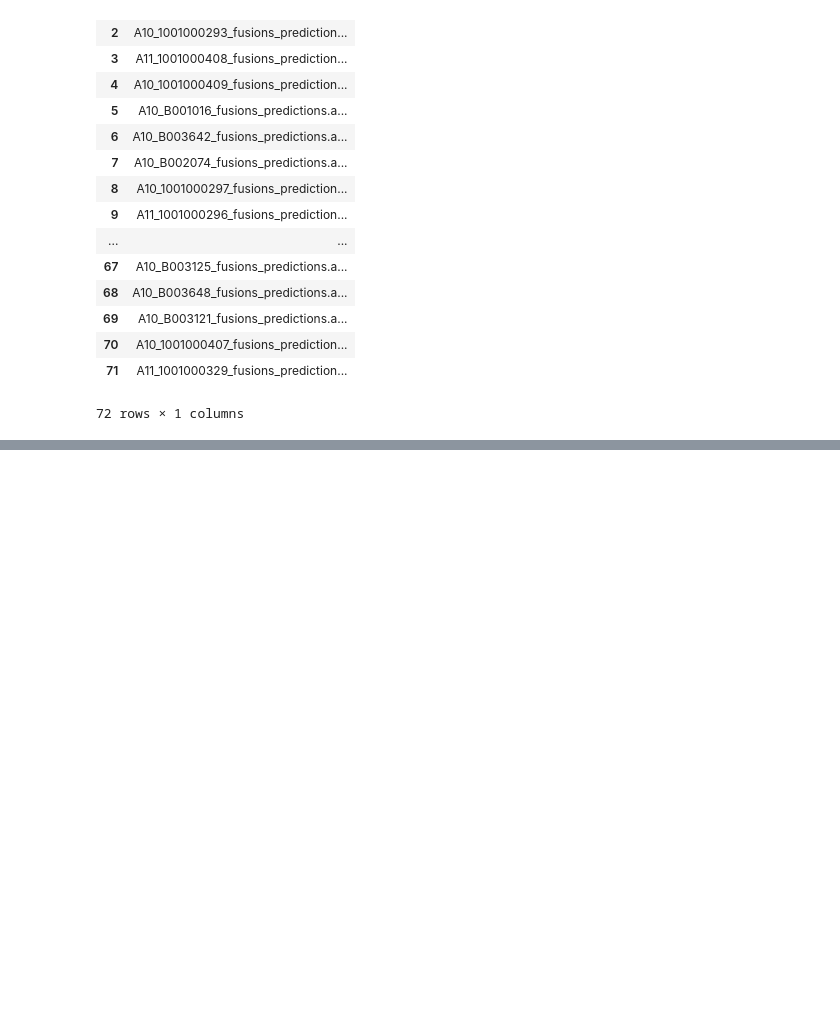
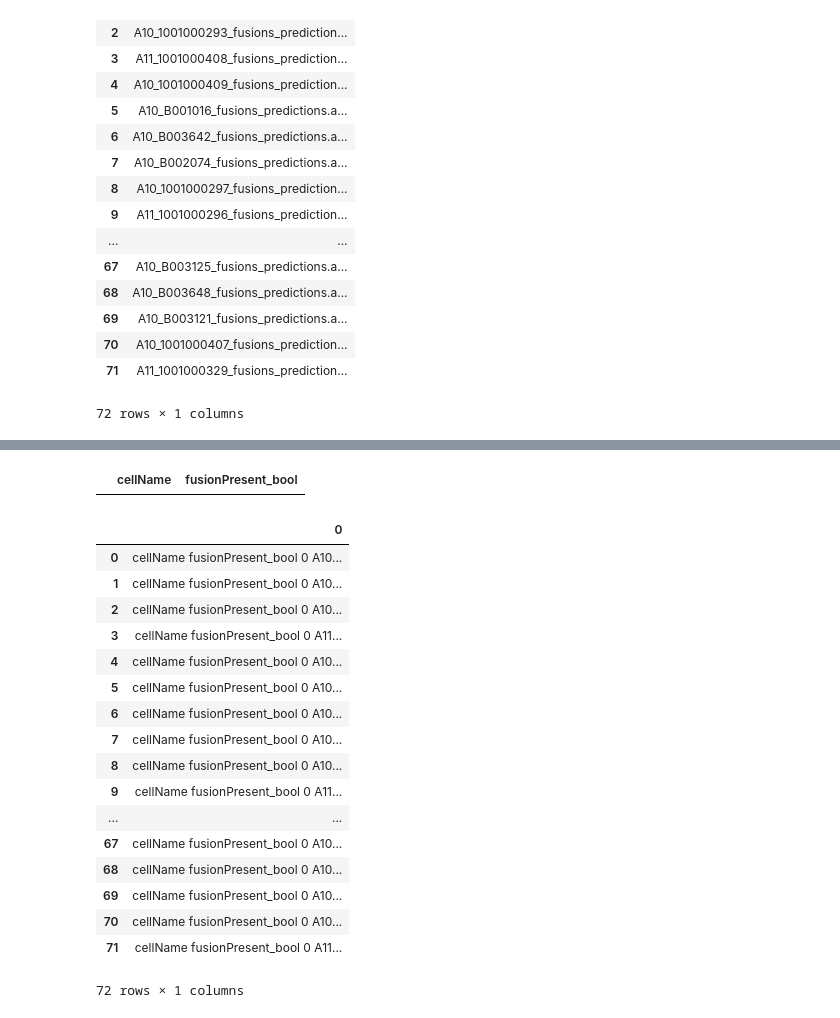
Before and after one commit to czbiohub/fusion_detection_pipeline, a Jupyter notebook: fusionSearch/searchFunc_scratch.ipynb, the cells around one changed output, grey strips where cells are left out. Saved outputs shown, nothing was run; the diff lists cells and outputs as text; code cells hidden in the pictures; blank space fills up the shorter version.

```diff
--- a/fusionSearch/searchFunc_scratch.ipynb
+++ b/fusionSearch/searchFunc_scratch.ipynb
@@ -257,0 +361,25 @@ cellFiles_df
+# %%
+outputDF_init
+# %% [output]
+|  | cellName | fusionPresent_bool |
+# %%
+pd.DataFrame(data=outputRows)
+# %% [output]
+|  | 0 |
+| 0 | cellName fusionPresent_bool 0 A10... |
+| 1 | cellName fusionPresent_bool 0 A10... |
+| 2 | cellName fusionPresent_bool 0 A10... |
+| 3 | cellName fusionPresent_bool 0 A11... |
+| 4 | cellName fusionPresent_bool 0 A10... |
+| 5 | cellName fusionPresent_bool 0 A10... |
+| 6 | cellName fusionPresent_bool 0 A10... |
+| 7 | cellName fusionPresent_bool 0 A10... |
+| 8 | cellName fusionPresent_bool 0 A10... |
+| 9 | cellName fusionPresent_bool 0 A11... |
+| ... | ... |
+| 67 | cellName fusionPresent_bool 0 A10... |
+| 68 | cellName fusionPresent_bool 0 A10... |
+| 69 | cellName fusionPresent_bool 0 A10... |
+| 70 | cellName fusionPresent_bool 0 A10... |
+| 71 | cellName fusionPresent_bool 0 A11... |
+72 rows × 1 columns
```
Also changed, not shown: parts of 7 cells of this notebook, 2 other files.
